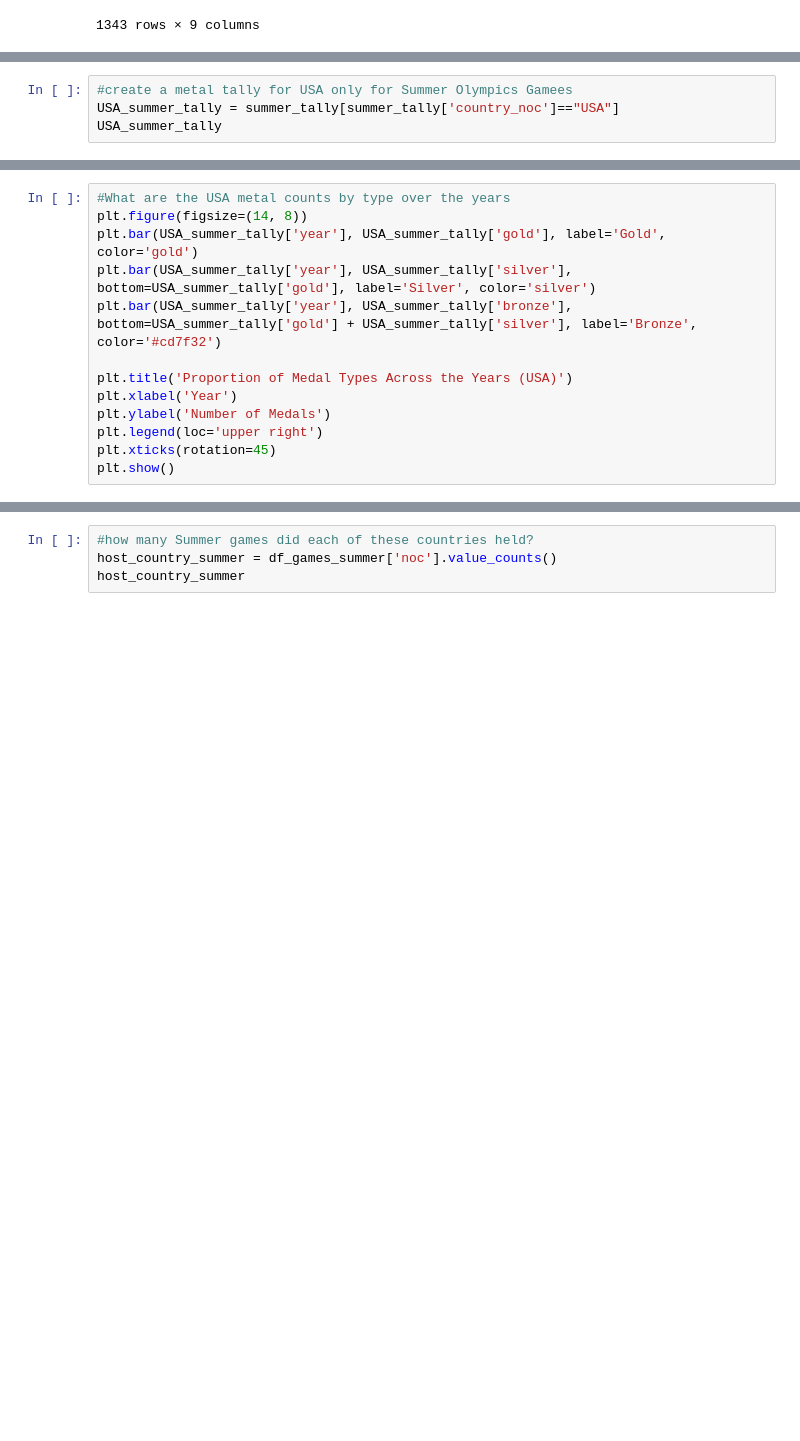
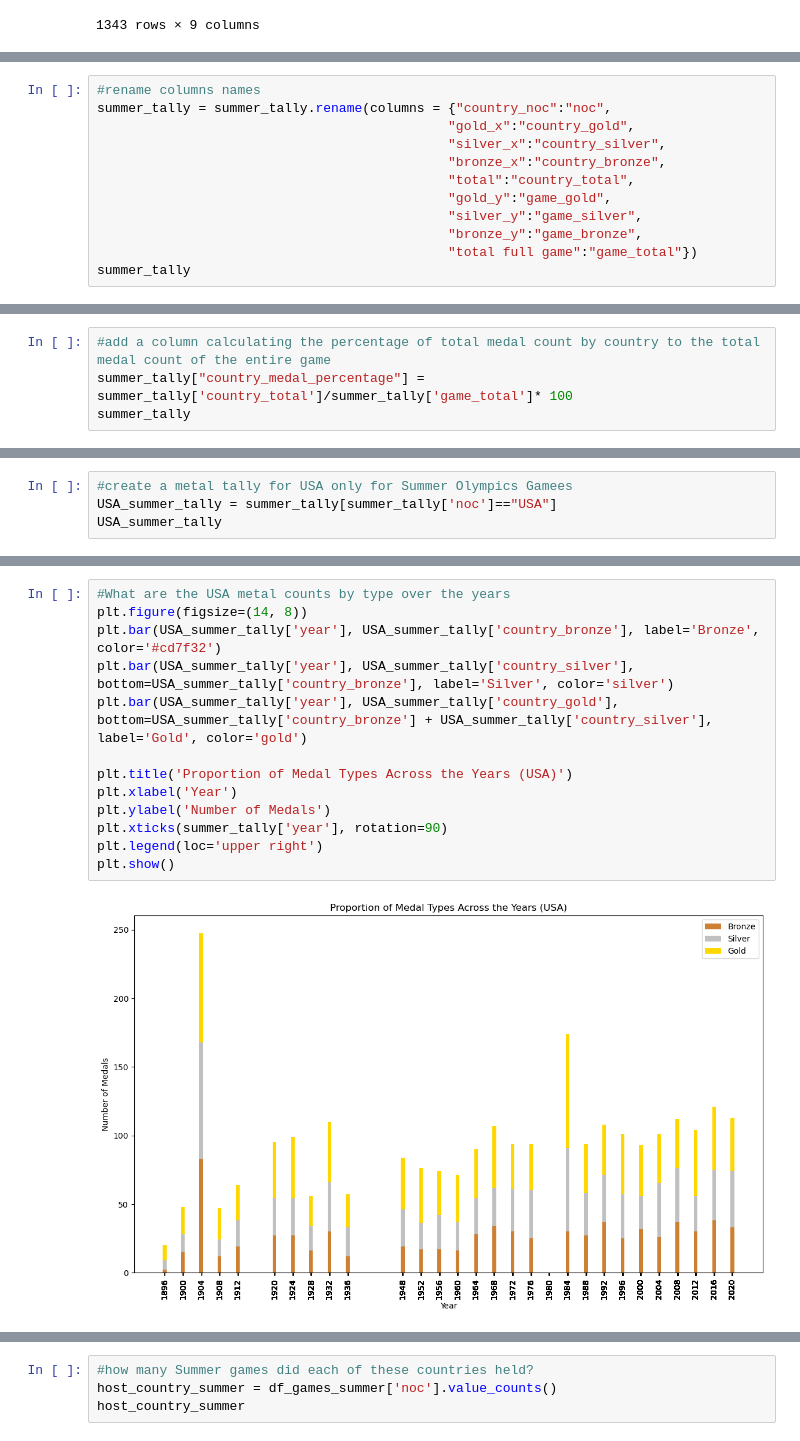
Before and after one commit to tristanpadiou/Group-Project-1, a Jupyter notebook: Olympics_Tally.ipynb, the cells around one changed output, grey strips where cells are left out. Saved outputs shown, nothing was run; the diff lists cells and outputs as text; blank space fills up the shorter version.

```diff
--- a/Olympics_Tally.ipynb
+++ b/Olympics_Tally.ipynb
@@ -142,0 +140,12 @@ summer_tally = pd.merge(summer_tally, total_medals_by_year['total_country'])
+# %%
+#rename columns names
+summer_tally = summer_tally.rename(columns = {"country_noc":"noc",
+                                             "gold_x":"country_gold",
+                                             "silver_x":"country_silver",
+                                             "bronze_x":"country_bronze",
+                                             "total":"country_total",
+                                             "gold_y":"game_gold",
+                                             "silver_y":"game_silver",
+                                             "bronze_y":"game_bronze",
+                                             "total full game":"game_total"})
+summer_tally
@@ -142,0 +166,4 @@ summer_tally = pd.merge(summer_tally, total_medals_by_year['total_country'])
+# %%
+#add a column calculating the percentage of total medal count by country to the total medal count of the entire game
+summer_tally["country_medal_percentage"] = summer_tally['country_total']/summer_tally['game_total']* 100
+summer_tally
@@ -143,4 +184,4 @@ summer_tally = pd.merge(summer_tally, total_medals_by_year['total_country'])
 # %%
 #create a metal tally for USA only for Summer Olympics Gamees
-USA_summer_tally = summer_tally[summer_tally['country_noc']=="USA"]
+USA_summer_tally = summer_tally[summer_tally['noc']=="USA"]
 USA_summer_tally
@@ -147,15 +206,17 @@ USA_summer_tally
 # %%
 #What are the USA metal counts by type over the years
 plt.figure(figsize=(14, 8))
-plt.bar(USA_summer_tally['year'], USA_summer_tally['gold'], label='Gold', color='gold')
-plt.bar(USA_summer_tally['year'], USA_summer_tally['silver'], bottom=USA_summer_tally['gold'], label='Silver', color='silver')
-plt.bar(USA_summer_tally['year'], USA_summer_tally['bronze'], bottom=USA_summer_tally['gold'] + USA_summer_tally['silver'], label='Bronze', color='#cd7f32')
+plt.bar(USA_summer_tally['year'], USA_summer_tally['country_bronze'], label='Bronze', color='#cd7f32')
+plt.bar(USA_summer_tally['year'], USA_summer_tally['country_silver'], bottom=USA_summer_tally['country_bronze'], label='Silver', color='silver')
+plt.bar(USA_summer_tally['year'], USA_summer_tally['country_gold'], bottom=USA_summer_tally['country_bronze'] + USA_summer_tally['country_silver'], label='Gold', color='gold')
 
 plt.title('Proportion of Medal Types Across the Years (USA)')
 plt.xlabel('Year')
 plt.ylabel('Number of Medals')
+plt.xticks(summer_tally['year'], rotation=90)
 plt.legend(loc='upper right')
-plt.xticks(rotation=45)
 plt.show()
+# %% [output]
+[figure, added]
 # %%
 # number of metals USA has won in each of the summer games
```
Also changed, not shown: parts of 13 cells of this notebook.
